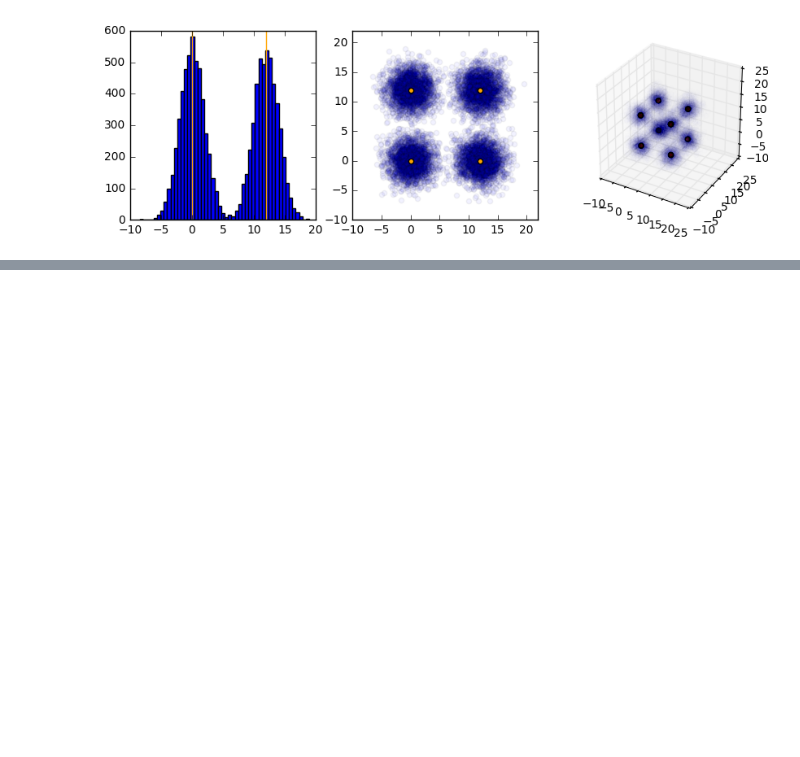
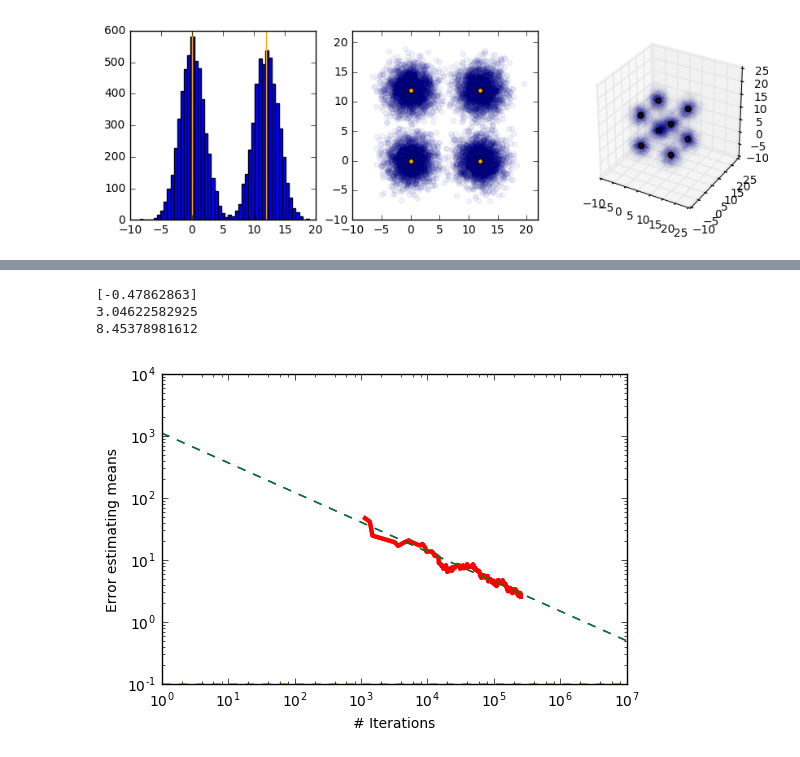
Before and after one commit to asross/cs205-project, a Jupyter notebook: datasets/convergence2.ipynb, the cells around one changed output, grey strips where cells are left out. Saved outputs shown, nothing was run; the diff lists cells and outputs as text; code cells hidden in the pictures; blank space fills up the shorter version.

```diff
--- a/datasets/convergence2.ipynb
+++ b/datasets/convergence2.ipynb
@@ -535,0 +664,8 @@ plt.show()
+# %%
+conv_fit(ts9s, twoG9)
+plt.show()
+# %% [output]
+[-0.47862863]
+3.04622582925
+8.45378981612
+[figure, added]
```
Also changed, not shown: parts of 44 cells of this notebook, 7 other files.
